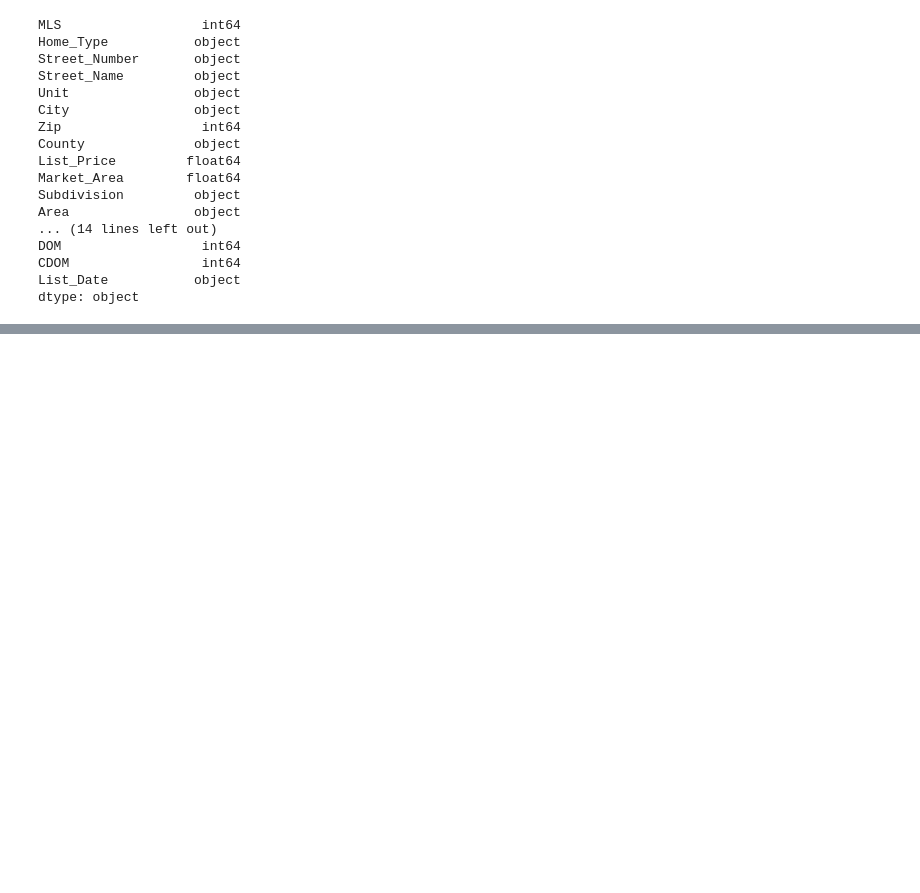
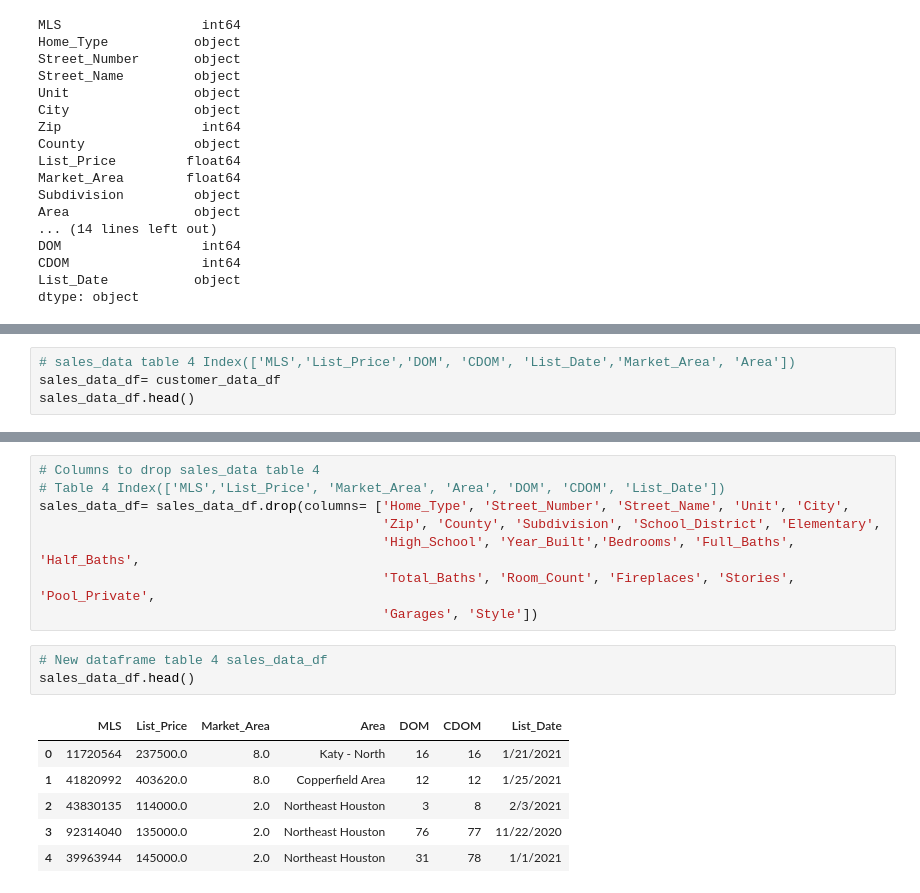
Before and after one commit to danawoodruff/ETL_Project, a Jupyter notebook: etl_project.ipynb, the cells around one changed output, grey strips where cells are left out. Saved outputs shown, nothing was run; the diff lists cells and outputs as text; blank space fills up the shorter version.

```diff
--- a/etl_project.ipynb
+++ b/etl_project.ipynb
@@ -178,0 +278,4 @@ dtype: object
+# %%
+# sales_data table 4 Index(['MLS','List_Price','DOM', 'CDOM', 'List_Date','Market_Area', 'Area'])
+sales_data_df= customer_data_df
+sales_data_df.head()
@@ -179,3 +290,21 @@ dtype: object
+# %%
+# Columns to drop sales_data table 4
+# Table 4 Index(['MLS','List_Price', 'Market_Area', 'Area', 'DOM', 'CDOM', 'List_Date'])
+sales_data_df= sales_data_df.drop(columns= ['Home_Type', 'Street_Number', 'Street_Name', 'Unit', 'City',
+                                            'Zip', 'County', 'Subdivision', 'School_District', 'Elementary',
+                                            'High_School', 'Year_Built','Bedrooms', 'Full_Baths', 'Half_Baths',
+                                            'Total_Baths', 'Room_Count', 'Fireplaces', 'Stories', 'Pool_Private',
+                                            'Garages', 'Style'])
+# %%
+# New dataframe table 4 sales_data_df
+sales_data_df.head()
+# %% [output]
+|  | MLS | List_Price | Market_Area | Area | DOM | CDOM | List_Date |
+| 0 | 11720564 | 237500.0 | 8.0 | Katy - North | 16 | 16 | 1/21/2021 |
+| 1 | 41820992 | 403620.0 | 8.0 | Copperfield Area | 12 | 12 | 1/25/2021 |
+| 2 | 43830135 | 114000.0 | 2.0 | Northeast Houston | 3 | 8 | 2/3/2021 |
+| 3 | 92314040 | 135000.0 | 2.0 | Northeast Houston | 76 | 77 | 11/22/2020 |
+| 4 | 39963944 | 145000.0 | 2.0 | Northeast Houston | 31 | 78 | 1/1/2021 |
 # %%
 # Navigate a single column
 # customer_data_df['Market_Area'].head()
```
Also changed, not shown: parts of 18 cells of this notebook.
